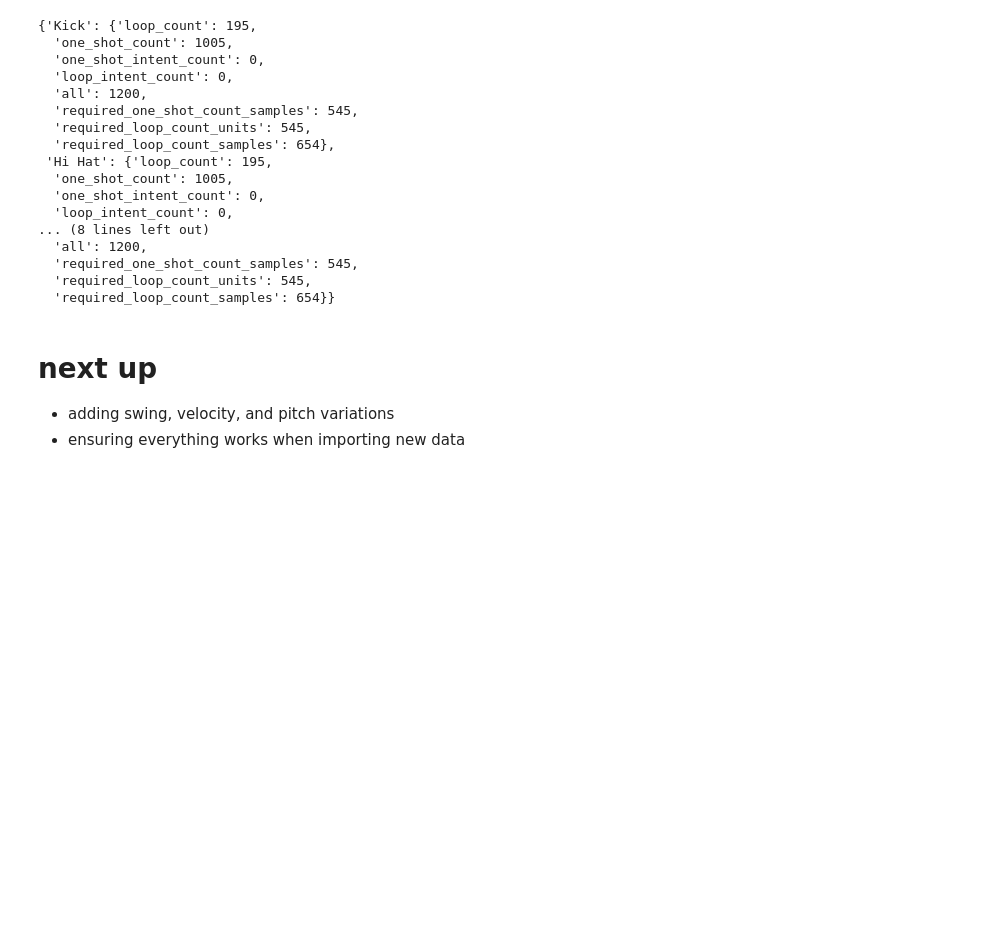
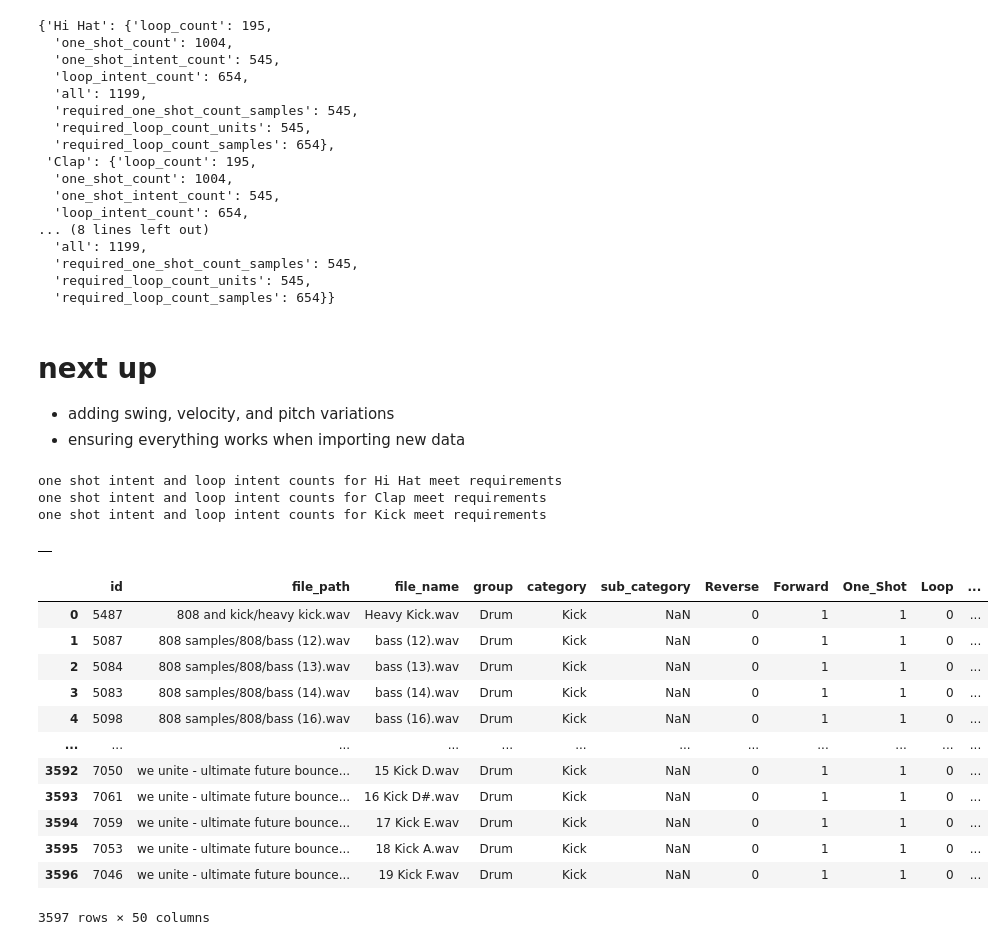
Before and after one commit to GrantCanty/sound_classifier, a Jupyter notebook: loop_manager.ipynb, the cells around one changed output. Cells and saved outputs as stored; diff of their text form; code cells hidden in the pictures; blank space fills up the shorter version.

```diff
--- a/loop_manager.ipynb
+++ b/loop_manager.ipynb
@@ -63,7 +63,7 @@ for cat in sample_categories:
     category_counts[cat]["one_shot_count"] = len(samples[(samples['category'] == cat) & (samples['One_Shot'] == 1)])
     if 'One_Shot_Intent' and 'Loop_id' in samples.columns:
         category_counts[cat]['one_shot_intent_count'] = len(samples[(samples['category'] == cat) & (samples['One_Shot'] == 1) & (samples['One_Shot_Intent'] == 1)])
-        category_counts[cat]['loop_intent_count'] = len(samples[(samples['category'] == cat) & (samples['One_Shot'] == 0) & (samples['Loop_id'].notnull())])
+        category_counts[cat]['loop_intent_count'] = len(samples[(samples['category'] == cat) & (samples['One_Shot_Intent'] == 0)])
     else:
         category_counts[cat]['one_shot_intent_count'] = 0
         category_counts[cat]['loop_intent_count'] = 0
@@ -77,20 +77,20 @@ for cat in sample_categories:
 
 category_counts
 # %% [output]
-{'Kick': {'loop_count': 195,
-  'one_shot_count': 1005,
-  'one_shot_intent_count': 0,
-  'loop_intent_count': 0,
-  'all': 1200,
+{'Hi Hat': {'loop_count': 195,
+  'one_shot_count': 1004,
+  'one_shot_intent_count': 545,
+  'loop_intent_count': 654,
+  'all': 1199,
   'required_one_shot_count_samples': 545,
   'required_loop_count_units': 545,
   'required_loop_count_samples': 654},
- 'Hi Hat': {'loop_count': 195,
-  'one_shot_count': 1005,
-  'one_shot_intent_count': 0,
-  'loop_intent_count': 0,
+ 'Clap': {'loop_count': 195,
+  'one_shot_count': 1004,
+  'one_shot_intent_count': 545,
+  'loop_intent_count': 654,
 ... (8 lines left out)
-  'all': 1200,
+  'all': 1199,
   'required_one_shot_count_samples': 545,
   'required_loop_count_units': 545,
   'required_loop_count_samples': 654}}
@@ -131,6 +131,7 @@ for cat in category_counts:
         print(f'one shot intent and loop intent counts for {cat} meet requirements')
     # 0 count for both intents - just created intent col
     elif category_counts[cat]['one_shot_count'] > category_counts[cat]['required_one_shot_count_samples'] and category_counts[cat]['one_shot_intent_count'] == 0 and category_counts[cat]['loop_intent_count'] == 0 :
+        print(f'one shot intent and loop intent counts for {cat} do not meet requirements')
         tmp = samples_copy[(samples_copy['category'] == cat) & (samples_copy['One_Shot'] == 1)].copy()
 
         ones = tmp.iloc[:category_counts[cat]['required_one_shot_count_samples']].copy()
@@ -173,6 +174,14 @@ if updated_rows:
             (samples_copy['One_Shot_Intent'].isna() | (samples_copy['One_Shot_Intent'] == '')) &
             (samples_copy['Loop_id'].isna() | (samples_copy['Loop_id'] == ''))
         )]
+# %% [output]
+one shot intent and loop intent counts for Hi Hat meet requirements
+one shot intent and loop intent counts for Clap meet requirements
+one shot intent and loop intent counts for Kick meet requirements
+# %%
+gen.generated_files_metadata
+# %% [output]
+|  |
 # %%
 gen.save_updates()
 # %%
@@ -180,0 +190,16 @@ samples_copy.to_csv(import_path + '_new.csv', sep=',')
+# %%
+samples_copy
+# %% [output]
+|  | id | file_path | file_name | group | category | sub_category | Reverse | Forward | One_Shot | Loop | ... |
+| 0 | 5487 | 808 and kick/heavy kick.wav | Heavy Kick.wav | Drum | Kick | NaN | 0 | 1 | 1 | 0 | ... |
+| 1 | 5087 | 808 samples/808/bass (12).wav | bass (12).wav | Drum | Kick | NaN | 0 | 1 | 1 | 0 | ... |
+| 2 | 5084 | 808 samples/808/bass (13).wav | bass (13).wav | Drum | Kick | NaN | 0 | 1 | 1 | 0 | ... |
+| 3 | 5083 | 808 samples/808/bass (14).wav | bass (14).wav | Drum | Kick | NaN | 0 | 1 | 1 | 0 | ... |
+| 4 | 5098 | 808 samples/808/bass (16).wav | bass (16).wav | Drum | Kick | NaN | 0 | 1 | 1 | 0 | ... |
+| ... | ... | ... | ... | ... | ... | ... | ... | ... | ... | ... | ... |
+| 3592 | 7050 | we unite - ultimate future bounce... | 15 Kick D.wav | Drum | Kick | NaN | 0 | 1 | 1 | 0 | ... |
+| 3593 | 7061 | we unite - ultimate future bounce... | 16 Kick D#.wav | Drum | Kick | NaN | 0 | 1 | 1 | 0 | ... |
+| 3594 | 7059 | we unite - ultimate future bounce... | 17 Kick E.wav | Drum | Kick | NaN | 0 | 1 | 1 | 0 | ... |
+| 3595 | 7053 | we unite - ultimate future bounce... | 18 Kick A.wav | Drum | Kick | NaN | 0 | 1 | 1 | 0 | ... |
+| 3596 | 7046 | we unite - ultimate future bounce... | 19 Kick F.wav | Drum | Kick | NaN | 0 | 1 | 1 | 0 | ... |
+3597 rows × 50 columns
```
Also changed, not shown: parts of 2 cells of this notebook, 1 other file.
